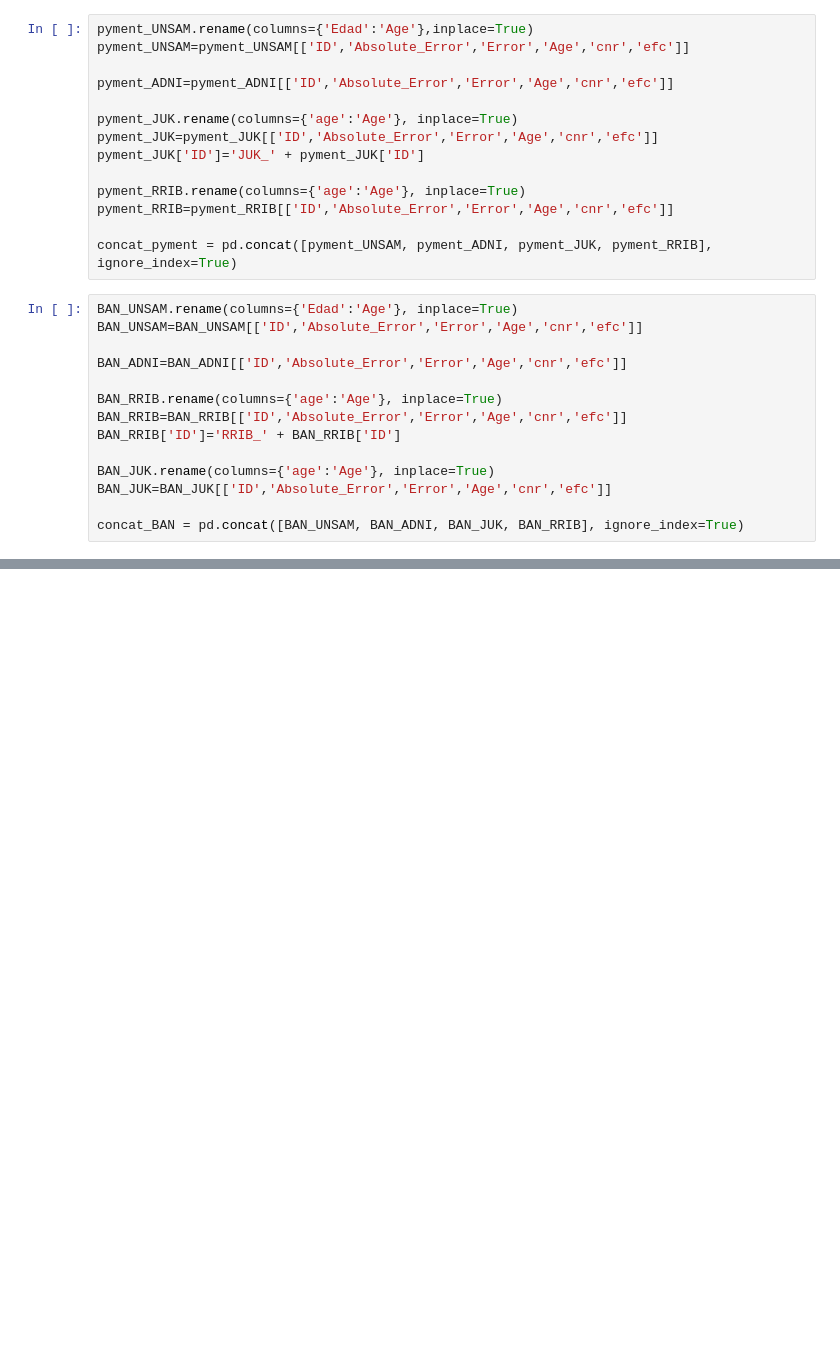
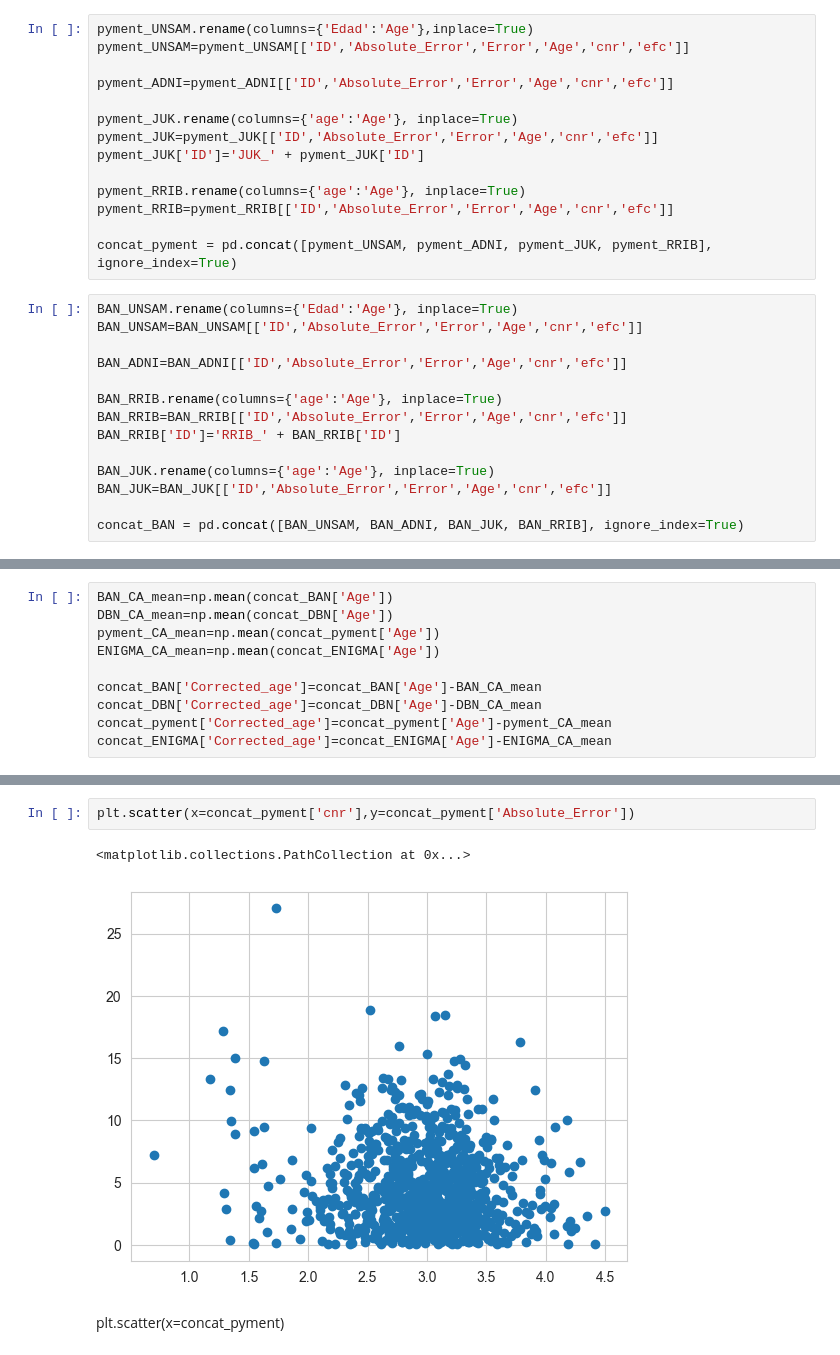
Before and after one commit to mabelzunce/brainage-models-benchmark, a Jupyter notebook: utils/Image_quality_metrics/plot_iqms.ipynb, the cells around one changed output, grey strips where cells are left out. Saved outputs shown, nothing was run; the diff lists cells and outputs as text; blank space fills up the shorter version.

```diff
--- a/utils/Image_quality_metrics/plot_iqms.ipynb
+++ b/utils/Image_quality_metrics/plot_iqms.ipynb
@@ -232,0 +219,10 @@ concat_BAN = pd.concat([BAN_UNSAM, BAN_ADNI, BAN_JUK, BAN_RRIB], ignore_index=Tr
+# %%
+BAN_CA_mean=np.mean(concat_BAN['Age'])
+DBN_CA_mean=np.mean(concat_DBN['Age'])
+pyment_CA_mean=np.mean(concat_pyment['Age'])
+ENIGMA_CA_mean=np.mean(concat_ENIGMA['Age'])
+
+concat_BAN['Corrected_age']=concat_BAN['Age']-BAN_CA_mean
+concat_DBN['Corrected_age']=concat_DBN['Age']-DBN_CA_mean
+concat_pyment['Corrected_age']=concat_pyment['Age']-pyment_CA_mean
+concat_ENIGMA['Corrected_age']=concat_ENIGMA['Age']-ENIGMA_CA_mean
@@ -232,0 +278,7 @@ concat_BAN = pd.concat([BAN_UNSAM, BAN_ADNI, BAN_JUK, BAN_RRIB], ignore_index=Tr
+# %%
+plt.scatter(x=concat_pyment['cnr'],y=concat_pyment['Absolute_Error'])
+# %% [output]
+<matplotlib.collections.PathCollection at 0x...>
+[figure, added]
+# %% [markdown]
+plt.scatter(x=concat_pyment)
```
Also changed, not shown: parts of 6 cells of this notebook.
